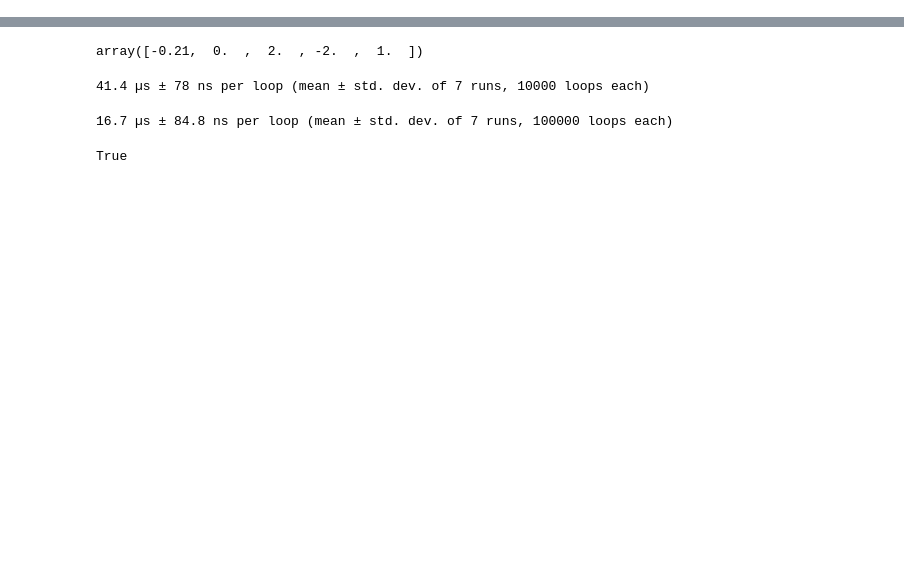
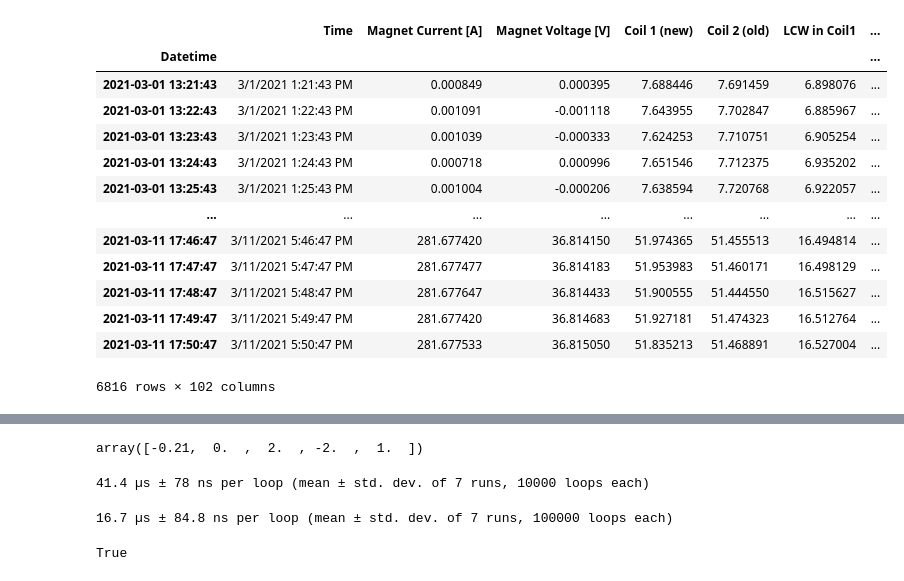
Before and after one commit to ckampa13/hallprobecalib, a Jupyter notebook: scripts/magnet_ramp_Feb_2021/Scratch-Loading_Processed_Data.ipynb, the cells around one changed output, grey strips where cells are left out. Saved outputs shown, nothing was run; the diff lists cells and outputs as text; code cells hidden in the pictures; blank space fills up the shorter version.

Commit message:
B vs I without temperature regression completed. A few rudimentary tests with including temperature as a fractional correction to current.

```diff
--- a/scripts/magnet_ramp_Feb_2021/Scratch-Loading_Processed_Data.ipynb
+++ b/scripts/magnet_ramp_Feb_2021/Scratch-Loading_Processed_Data.ipynb
@@ -22,6 +24,8 @@ from factory_funcs import get_NMR_B_at_T0_func, get_Hall_B_at_T0_func
 # %%
 # load info df
 df_info = pd.read_pickle(pklinfo)
+proc_ramp = pd.read_pickle(pklproc_ramp)
+proc_hyst = pd.read_pickle(pklproc_hyst)
 results_nmr = pkl.load(open(pklfit_temp_nmr, 'rb'))
 results_hall = pkl.load(open(pklfit_temp_hall, 'rb'))
 results_hall_nmr = pkl.load(open(pklfit_temp_hall_nmr, 'rb'))
@@ -27,0 +52,17 @@ results_hall_nmr = pkl.load(open(pklfit_temp_hall_nmr, 'rb'))
+# %%
+proc_ramp
+# %% [output]
+|  | Time | Magnet Current [A] | Magnet Voltage [V] | Coil 1 (new) | Coil 2 (old) | LCW in Coil1 | ... |
+| Datetime |  |  |  |  |  |  | ... |
+| 2021-03-01 13:21:43 | 3/1/2021 1:21:43 PM | 0.000849 | 0.000395 | 7.688446 | 7.691459 | 6.898076 | ... |
+| 2021-03-01 13:22:43 | 3/1/2021 1:22:43 PM | 0.001091 | -0.001118 | 7.643955 | 7.702847 | 6.885967 | ... |
+| 2021-03-01 13:23:43 | 3/1/2021 1:23:43 PM | 0.001039 | -0.000333 | 7.624253 | 7.710751 | 6.905254 | ... |
+| 2021-03-01 13:24:43 | 3/1/2021 1:24:43 PM | 0.000718 | 0.000996 | 7.651546 | 7.712375 | 6.935202 | ... |
+| 2021-03-01 13:25:43 | 3/1/2021 1:25:43 PM | 0.001004 | -0.000206 | 7.638594 | 7.720768 | 6.922057 | ... |
+| ... | ... | ... | ... | ... | ... | ... | ... |
+| 2021-03-11 17:46:47 | 3/11/2021 5:46:47 PM | 281.677420 | 36.814150 | 51.974365 | 51.455513 | 16.494814 | ... |
+| 2021-03-11 17:47:47 | 3/11/2021 5:47:47 PM | 281.677477 | 36.814183 | 51.953983 | 51.460171 | 16.498129 | ... |
+| 2021-03-11 17:48:47 | 3/11/2021 5:48:47 PM | 281.677647 | 36.814433 | 51.900555 | 51.444550 | 16.515627 | ... |
+| 2021-03-11 17:49:47 | 3/11/2021 5:49:47 PM | 281.677420 | 36.814683 | 51.927181 | 51.474323 | 16.512764 | ... |
+| 2021-03-11 17:50:47 | 3/11/2021 5:50:47 PM | 281.677533 | 36.815050 | 51.835213 | 51.468891 | 16.527004 | ... |
+6816 rows × 102 columns
```
Also changed, not shown: parts of 21 cells of this notebook, 7 other files.
